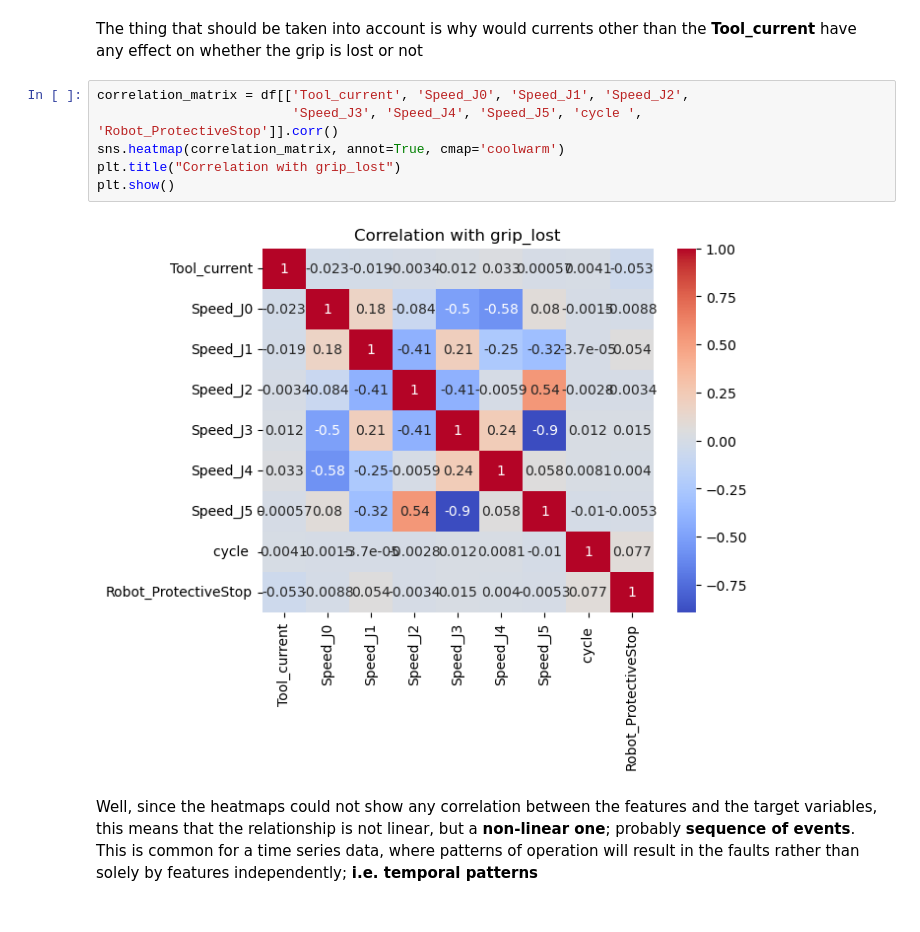
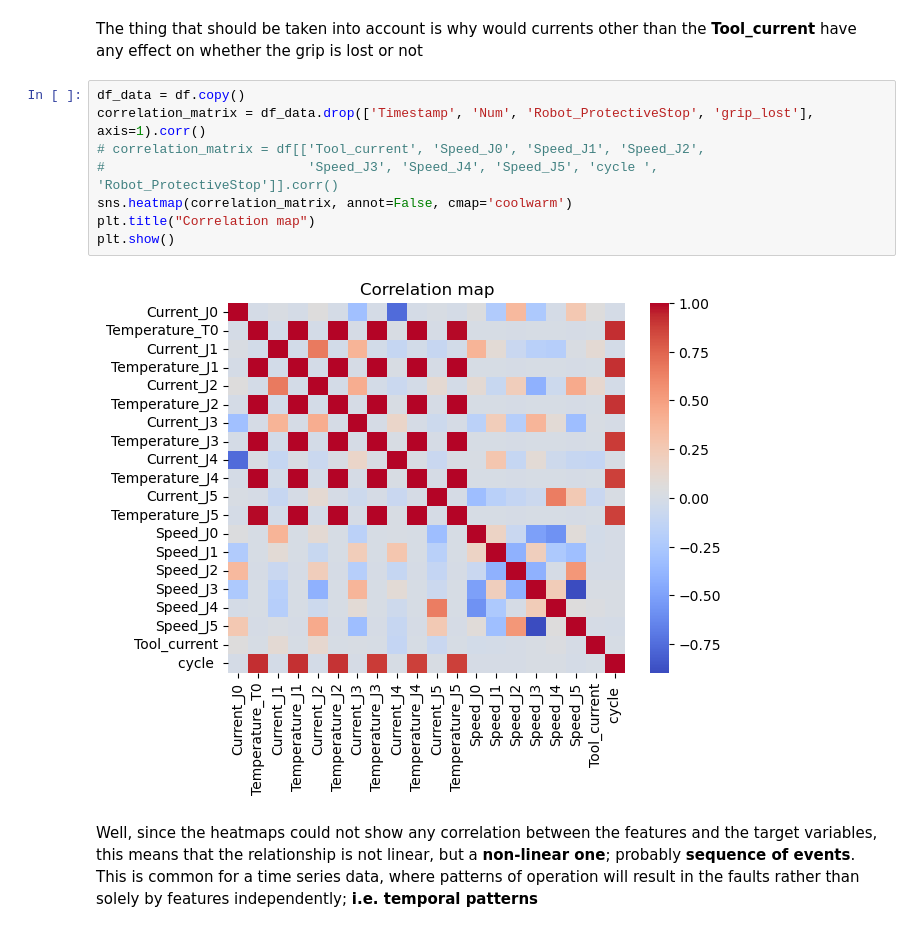
Before and after one commit to MohammedAshraf965/CobotAnalysis, a Jupyter notebook: main.ipynb, the cells around one changed output. Drawn from its saved outputs; the diff is of its cells as text.

Commit message:
Updated visualization section

```diff
--- a/main.ipynb
+++ b/main.ipynb
@@ -159,13 +152,15 @@ Mean Current_J3 during faults: -0.7269700951959646
 # %% [markdown]
 The thing that should be taken into account is why would currents other than the **Tool_current** have any effect on whether the grip is lost or not
 # %%
-correlation_matrix = df[['Tool_current', 'Speed_J0', 'Speed_J1', 'Speed_J2',
-                         'Speed_J3', 'Speed_J4', 'Speed_J5', 'cycle ', 'Robot_ProtectiveStop']].corr()
-sns.heatmap(correlation_matrix, annot=True, cmap='coolwarm')
-plt.title("Correlation with grip_lost")
+df_data = df.copy()
+correlation_matrix = df_data.drop(['Timestamp', 'Num', 'Robot_ProtectiveStop', 'grip_lost'], axis=1).corr()
+# correlation_matrix = df[['Tool_current', 'Speed_J0', 'Speed_J1', 'Speed_J2',
+#                          'Speed_J3', 'Speed_J4', 'Speed_J5', 'cycle ', 'Robot_ProtectiveStop']].corr()
+sns.heatmap(correlation_matrix, annot=False, cmap='coolwarm')
+plt.title("Correlation map")
 plt.show()
 # %% [output]
-[figure, old version]
+[figure, new version]
 # %% [markdown]
 Well, since the heatmaps could not show any correlation between the features and the target variables, this means that the relationship is not linear, but a **non-linear one**; probably **sequence of events**. This is common for a time series data, where patterns of operation will result in the faults rather than solely by features independently; **i.e. temporal patterns**
 # %%
```
Also changed, not shown: parts of 13 cells of this notebook.
